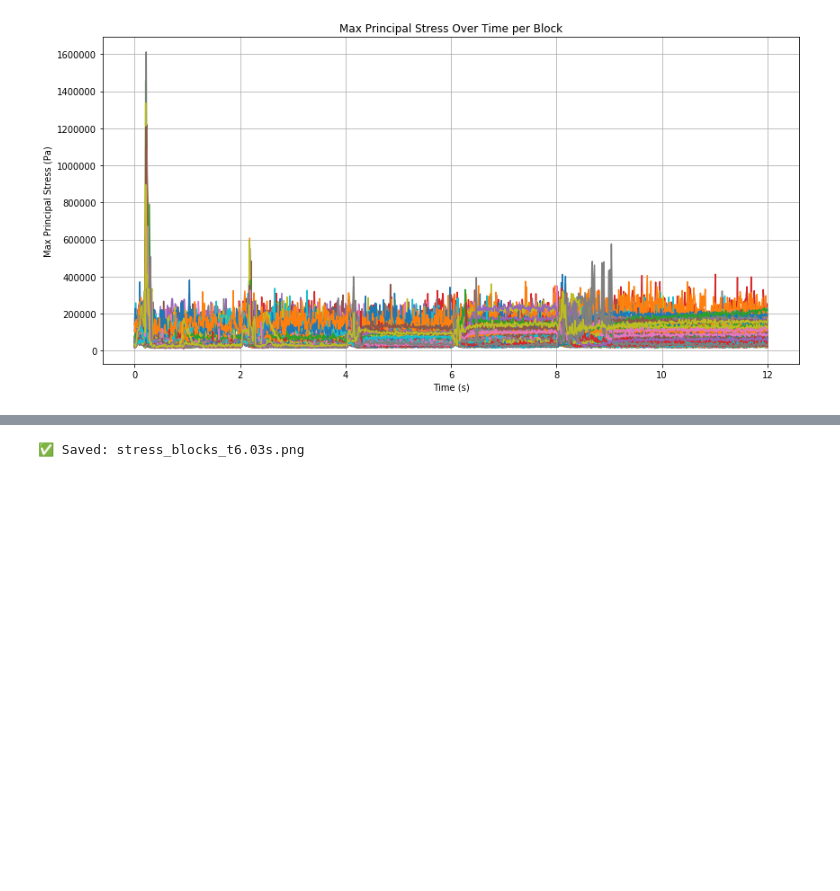
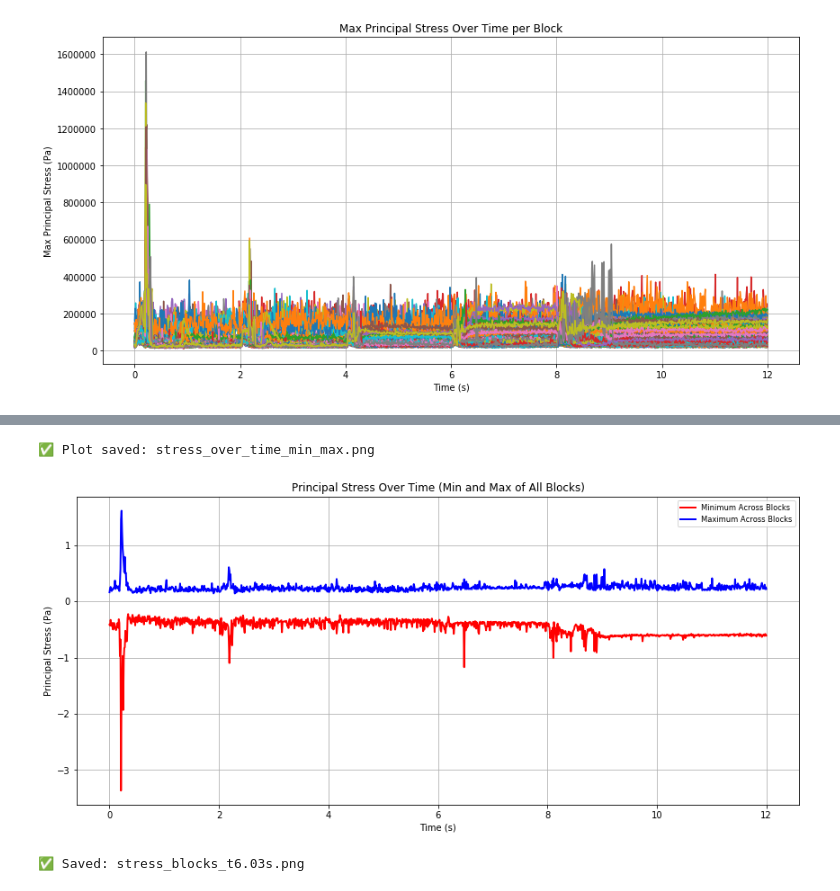
Before and after one commit to ThomasPennockTU/Thesis_Repository, a Jupyter notebook: workfolder/stresses_in_blocks/stresses_in_blocks.ipynb, the cells around one changed output, grey strips where cells are left out. Cells and saved outputs as stored; diff of their text form; code cells hidden in the pictures; blank space fills up the shorter version.

```diff
--- a/workfolder/stresses_in_blocks/stresses_in_blocks.ipynb
+++ b/workfolder/stresses_in_blocks/stresses_in_blocks.ipynb
@@ -37,3 +69,46 @@ plt.show()
+# %%
+# -*- coding: utf-8 -*-
+import matplotlib.pyplot as plt
+import pandas as pd
+
+# --- Load CSVs ---
+csv_path_min = 'min_principal_stress_per_block_H06.csv'
+csv_path_max = 'max_principal_stress_per_block_H06.csv'
+
+# Load dataframes
+df_min = pd.read_csv(csv_path_min)
+df_max = pd.read_csv(csv_path_max)
+
+# --- Extract time and block columns ---
+time = df_min['Time']           # assuming both CSVs have identical time vectors
+block_columns_min = df_min.columns.drop('Time')
+block_columns_max = df_max.columns.drop('Time')
+
+# --- Calculate min and max across blocks ---
+min_across_blocks = df_min[block_columns_min].min(axis=1)
+max_across_blocks = df_max[block_columns_max].max(axis=1)
+
+# --- Plot ---
+plt.figure(figsize=(12, 6))
+
+# Plot the minimum line
+plt.plot(time, min_across_blocks/1000000, color='red', linewidth=2, label='Minimum Across Blocks')
+
+# Plot the maximum line
+plt.plot(time, max_across_blocks/1000000, color='blue', linewidth=2, label='Maximum Across Blocks')
+
+plt.title("Principal Stress Over Time (Min and Max of All Blocks)")
+plt.xlabel("Time (s)")
+plt.ylabel("Principal Stress (Pa)")
+plt.grid(True)
+plt.legend(loc='upper right', fontsize='small')
+plt.tight_layout(rect=[0, 0, 1, 0.95])
+# plt.savefig("stress_over_time_min_max.png")
+print("✅ Plot saved: stress_over_time_min_max.png")
+plt.show()
+# %% [output]
+✅ Plot saved: stress_over_time_min_max.png
+[figure, added]
 # %%
 # -*- coding: utf-8 -*-
 import matplotlib.pyplot as plt
```
Also changed, not shown: parts of 1 cell of this notebook, 2 other files.
